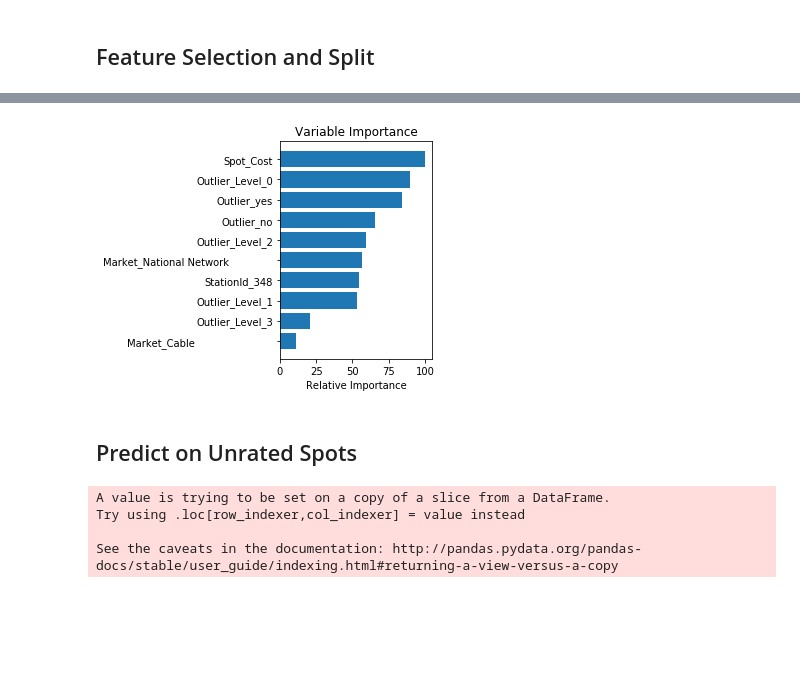
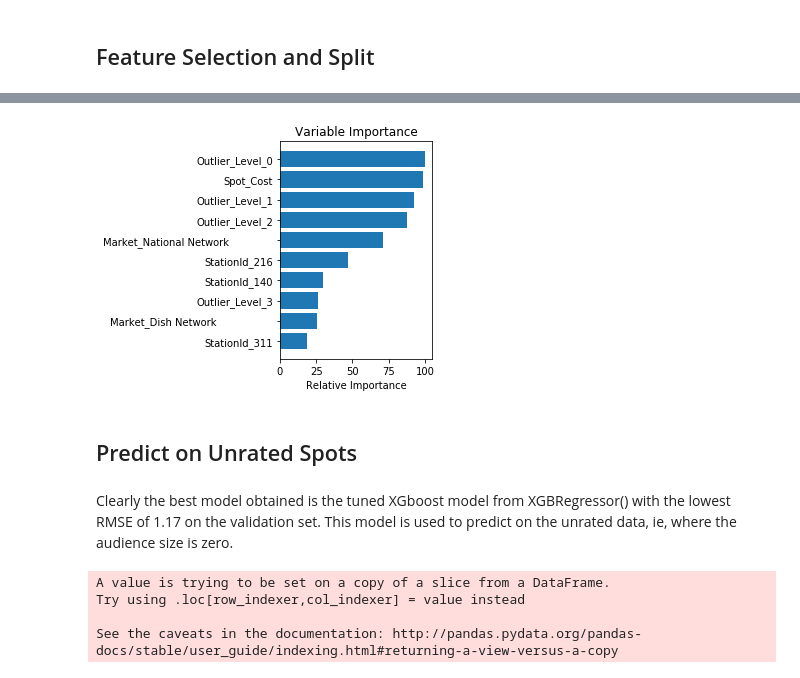
Before and after one commit to neonflux56/Direct_Avenue_GRP_Project, a Jupyter notebook: Code/ashish_test.ipynb, the cells around one changed output, grey strips where cells are left out. Saved outputs shown, nothing was run; the diff lists cells and outputs as text; code cells hidden in the pictures; blank space fills up the shorter version.

```diff
--- a/Code/ashish_test.ipynb
+++ b/Code/ashish_test.ipynb
@@ -365,19 +312,19 @@ from sklearn.model_selection import GridSearchCV
 
 # Create the parameter grid based on the results of random search
 param_grid = {
-    'max_depth': [10, 30],
-    'max_features': [5,10,20 ],
+    'max_depth': [10],
+    'max_features': [5,10 ],
     'min_samples_leaf': [3, 5],
-    'min_samples_split': [8, 10, 12],
-    'n_estimators': [300, 500]
+    'min_samples_split': [8],
+    'n_estimators': [300]
 }
 # Create a based model
 clf_base = RandomForestRegressor()
 # Instantiate the grid search model
-grid_search = GridSearchCV(estimator = clf_base, param_grid = param_grid,
+grid_searchrf = GridSearchCV(estimator = clf_base, param_grid = param_grid,
                           cv = 3, n_jobs = -1, verbose = 2, scoring = 'neg_root_mean_squared_error')
 # %%
 # Fit the grid search to the data
-grid_search.fit(X_train, y_train)
-grid_search.best_params_
+grid_searchrf.fit(X_train, y_train)
+grid_searchrf.best_params_
 # %% [output]
@@ -404,0 +340,3 @@ RandomForestRegressor(bootstrap=True, ccp_alpha=0.0, criterion='mse',
+# %%
+best_gridrf = grid_searchrf.best_estimator_
+best_gridrf
@@ -405,5 +351,5 @@ RandomForestRegressor(bootstrap=True, ccp_alpha=0.0, criterion='mse',
 # %%
-rmse = mean_squared_error(y_valid, best_grid.predict(X_valid),squared=False)
+rmse = mean_squared_error(y_valid, best_gridrf.predict(X_valid),squared=False)
 print("RMSE: %.4f" % rmse)
-clf = best_grid
+clfrf = best_gridrf
 # %% [output]
@@ -428,27 +357,20 @@ plt.show()
 # %%
 # Plot feature importance
-feature_importance = clf.feature_importances_
+feature_importance = clfrf.feature_importances_
 # make importances relative to max importance
 feature_importance = 100.0 * (feature_importance / feature_importance.max())
 sorted_idx = np.argsort(feature_importance)
 sorted_idx = sorted_idx[-10:]
 pos = (np.arange(sorted_idx.shape[0]) + .5)[-10:]
 plt.subplot(1, 2, 2)
 plt.barh(pos, feature_importance[sorted_idx], align='center')
 plt.yticks(pos, features.columns[sorted_idx])
 plt.xlabel('Relative Importance')
 plt.title('Variable Importance')
 plt.show()
 # %% [output]
-[figure, old version]
+[figure, new version]
 # %% [markdown]
 ## Predict on Unrated Spots
-# %%
-
-unrated = dat.loc[dat.IMP == 0]
-unrated['Pred_IMP'] = best_grid.predict(test_data)
-# %% [output]
-A value is trying to be set on a copy of a slice from a DataFrame.
-Try using .loc[row_indexer,col_indexer] = value instead
-
-See the caveats in the documentation: http://pandas.pydata.org/pandas-docs/stable/user_guide/indexing.html#returning-a-view-versus-a-copy
+# %% [markdown]
+Clearly the best model obtained is the tuned XGboost model from XGBRegressor() with the lowest RMSE of 1.17 on the validation set. This model is used to predict on the unrated data, ie, where the audience size is zero.
@@ -455,3 +389,11 @@ See the caveats in the documentation: http://pandas.pydata.org/pandas-docs/stabl
+# %%
+unrated = df1.loc[df1.Audience_Size == 0]
+unrated['Pred_Audience_Size'] = model.predict(test_data)
+# %% [output]
+A value is trying to be set on a copy of a slice from a DataFrame.
+Try using .loc[row_indexer,col_indexer] = value instead
+
+See the caveats in the documentation: http://pandas.pydata.org/pandas-docs/stable/user_guide/indexing.html#returning-a-view-versus-a-copy
 # %%
 unrated.head()
 # %% [output]
```
Also changed, not shown: parts of 79 cells of this notebook.
